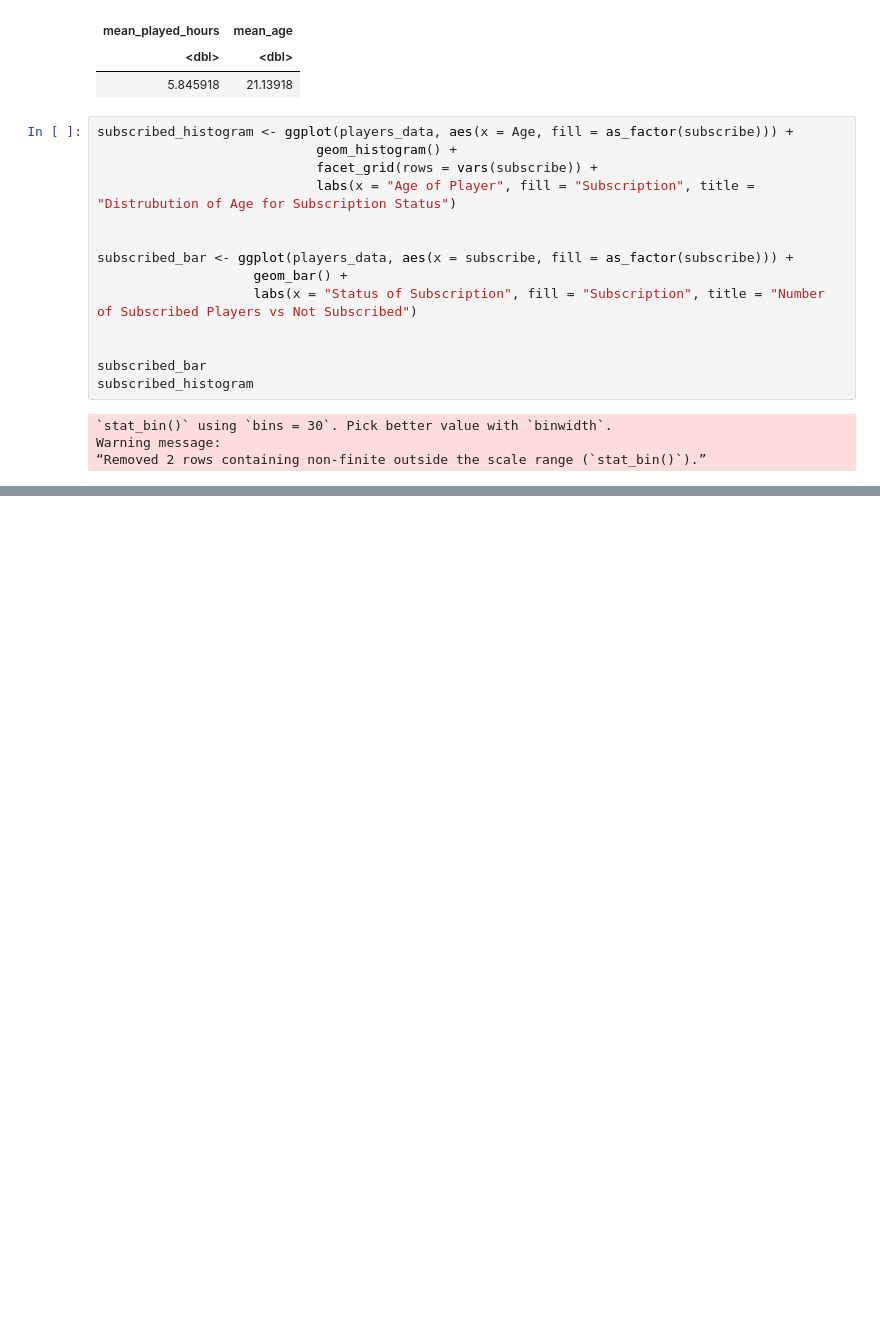
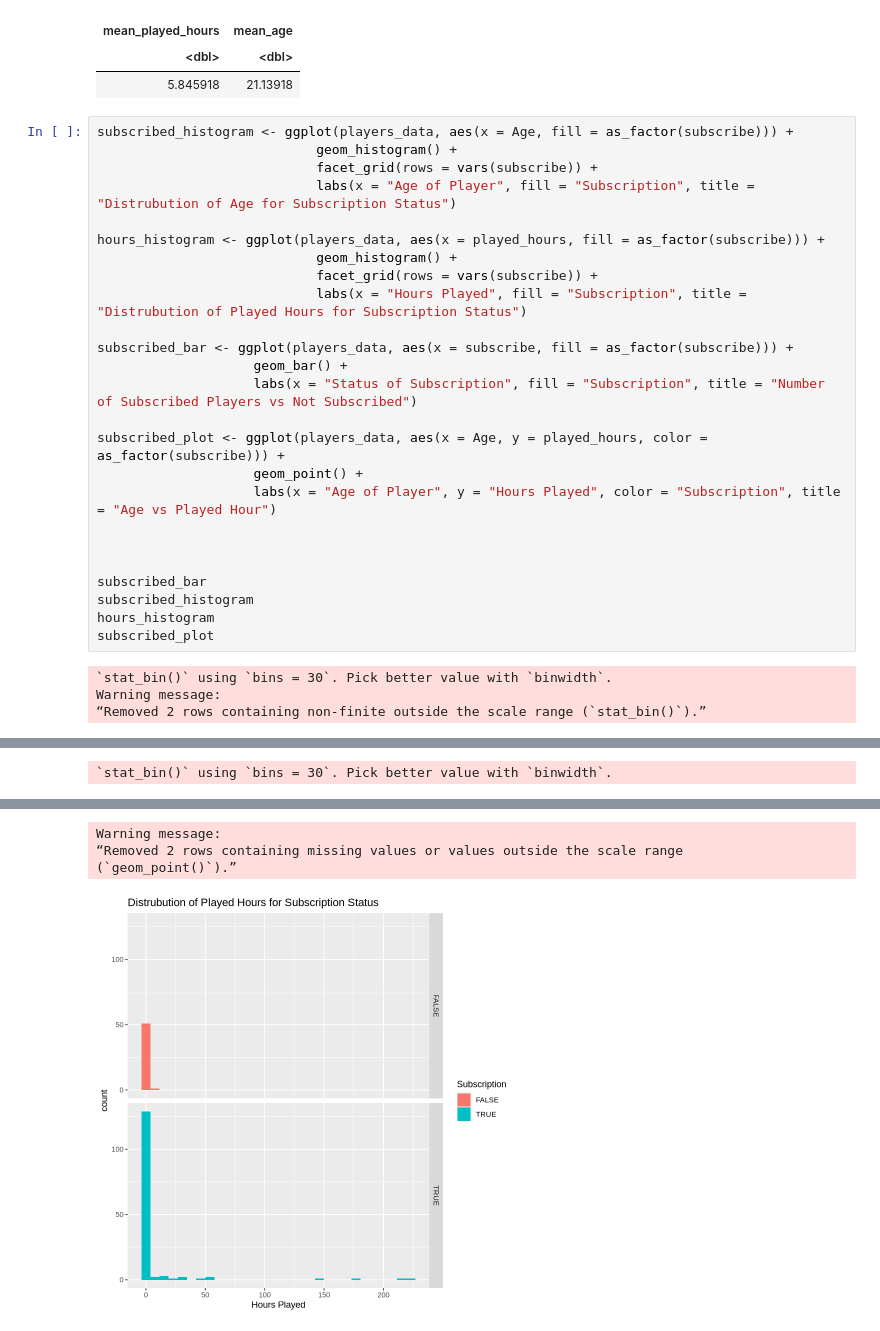
Before and after one commit to sarinah1112/DSCI-100-Project, a Jupyter notebook: project_individual.ipynb, the cells around one changed output, grey strips where cells are left out. Saved outputs shown, nothing was run; the diff lists cells and outputs as text; blank space fills up the shorter version.

Commit message:
Changed Question, add new graphs, made plan
added one extra predictor

```diff
--- a/project_individual.ipynb
+++ b/project_individual.ipynb
@@ -135,20 +136,36 @@ A tibble: 1 × 2
 # %%
 subscribed_histogram <- ggplot(players_data, aes(x = Age, fill = as_factor(subscribe))) +
                             geom_histogram() +
                             facet_grid(rows = vars(subscribe)) +
                             labs(x = "Age of Player", fill = "Subscription", title = "Distrubution of Age for Subscription Status")
 
+hours_histogram <- ggplot(players_data, aes(x = played_hours, fill = as_factor(subscribe))) +
+                            geom_histogram() +
+                            facet_grid(rows = vars(subscribe)) +
+                            labs(x = "Hours Played", fill = "Subscription", title = "Distrubution of Played Hours for Subscription Status")
 
 subscribed_bar <- ggplot(players_data, aes(x = subscribe, fill = as_factor(subscribe))) +
                     geom_bar() +
                     labs(x = "Status of Subscription", fill = "Subscription", title = "Number of Subscribed Players vs Not Subscribed")
 
+subscribed_plot <- ggplot(players_data, aes(x = Age, y = played_hours, color = as_factor(subscribe))) +
+                    geom_point() +
+                    labs(x = "Age of Player", y = "Hours Played", color = "Subscription", title = "Age vs Played Hour")
+
+
 
 subscribed_bar
 subscribed_histogram
+hours_histogram
+subscribed_plot
 # %% [output]
 `stat_bin()` using `bins = 30`. Pick better value with `binwidth`.
 Warning message:
 “Removed 2 rows containing non-finite outside the scale range (`stat_bin()`).”
 [figure]
+`stat_bin()` using `bins = 30`. Pick better value with `binwidth`.
 [figure]
+Warning message:
+“Removed 2 rows containing missing values or values outside the scale range
+(`geom_point()`).”
+[figure, added]
```
Also changed, not shown: parts of 6 cells of this notebook.
